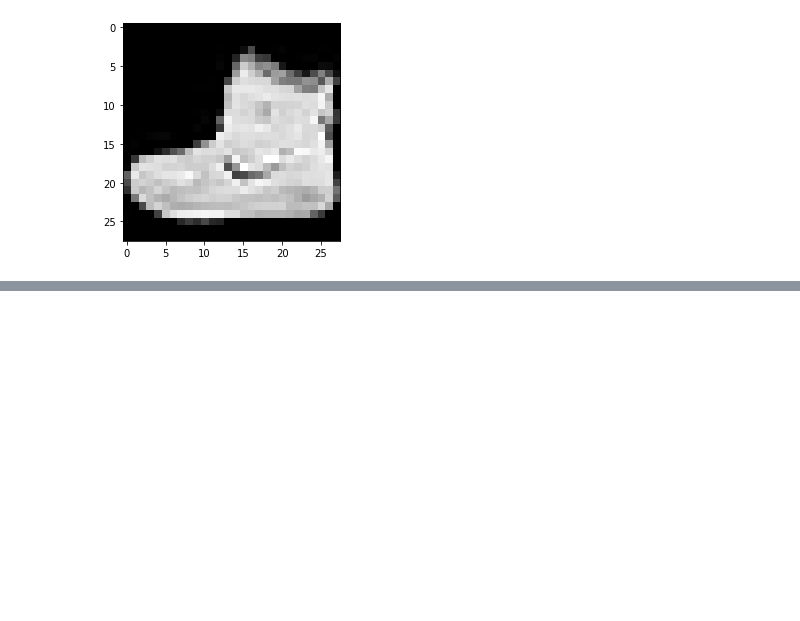
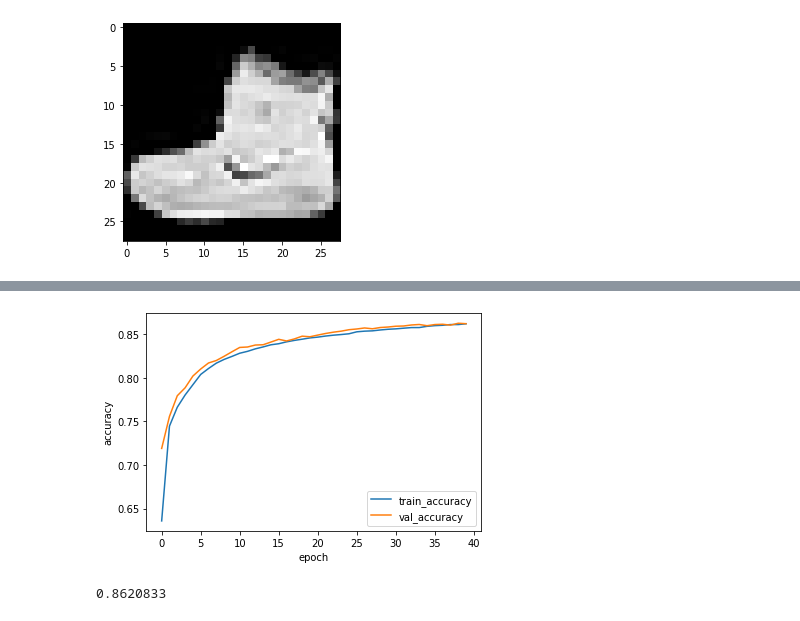
Before and after one commit to Dltmd202/DeepLearningStudy, a Jupyter notebook: MultiCalssNetwork.ipynb, the cells around one changed output, grey strips where cells are left out. Saved outputs shown, nothing was run; the diff lists cells and outputs as text; code cells hidden in the pictures; blank space fills up the shorter version.

```diff
--- a/MultiCalssNetwork.ipynb
+++ b/MultiCalssNetwork.ipynb
@@ -160,0 +228,14 @@ array([4800, 4800, 4800, 4800, 4800, 4800, 4800, 4800, 4800, 4800])
+# %%
+plt.plot(history.history['accuracy'])
+plt.plot(history.history['val_accuracy'])
+plt.ylabel('accuracy')
+plt.xlabel('epoch')
+plt.legend(['train_accuracy', 'val_accuracy'])
+plt.show()
+# %% [output]
+[figure, added]
+# %%
+loss, accuracy = model.evaluate(x_val, y_val_encoded, verbose=0)
+print(accuracy)
+# %% [output]
+0.8620833
```
Also changed, not shown: parts of 16 cells of this notebook.
